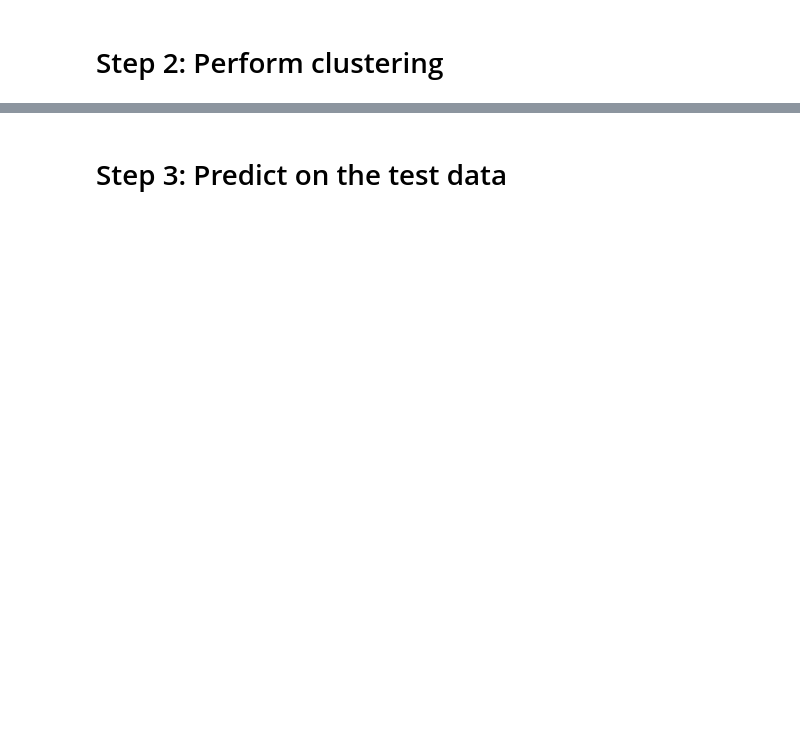
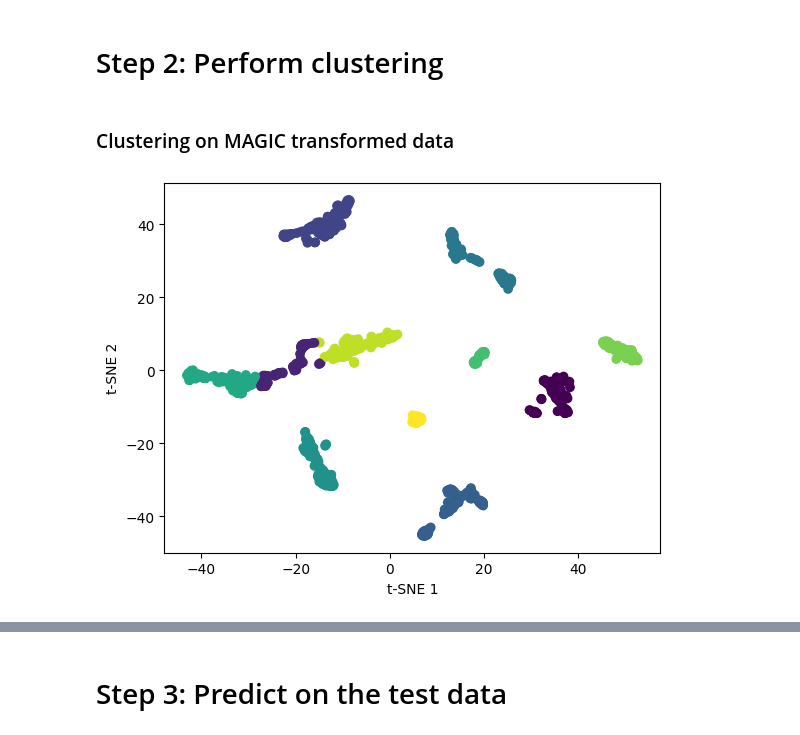
Before and after one commit to acarballocastro/ML4G, a Jupyter notebook: Project2_starter_code_template.ipynb, the cells around one changed output, grey strips where cells are left out. Saved outputs shown, nothing was run; the diff lists cells and outputs as text; code cells hidden in the pictures; blank space fills up the shorter version.

Commit message:
Clustering

```diff
--- a/Project2_starter_code_template.ipynb
+++ b/Project2_starter_code_template.ipynb
@@ -139,2 +147,20 @@ spearman
 # %% [markdown]
 # Step 2: Perform clustering
+# %% [markdown]
+### Clustering on MAGIC transformed data
+# %%
+# Perform t-SNE dimensionality reduction
+tsne = TSNE(n_components=2, perplexity=30, learning_rate=200, random_state=0)
+pancreas_tsne = tsne.fit_transform(pancreas_magic)
+# %%
+# Perform K-means clustering
+kmeans = KMeans(n_clusters=11, random_state=0)
+clusters = kmeans.fit_predict(pancreas_tsne) + 1 # Ensure clusters are labeled 1-11. 1-indexed
+# %%
+# Plot t-SNE visualization with cluster assignments
+plt.scatter(pancreas_tsne[:,0], pancreas_tsne[:,1], c=clusters)
+plt.xlabel('t-SNE 1')
+plt.ylabel('t-SNE 2')
+plt.show()
+# %% [output]
+[figure, added]
```
Also changed, not shown: parts of 12 cells of this notebook.
